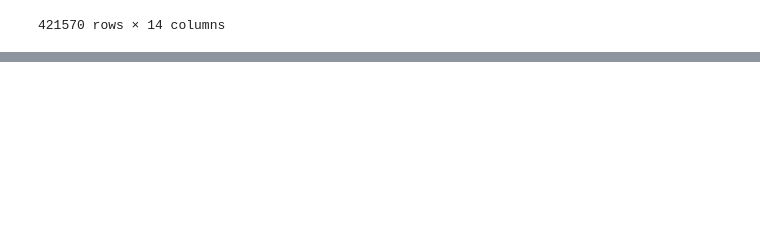
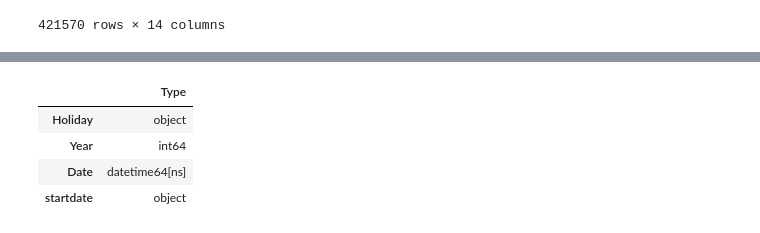
Before and after one commit to beckyydo/Project-1, a Jupyter notebook: datacleaning.ipynb, the cells around one changed output, grey strips where cells are left out. Drawn from its saved outputs; the diff is of its cells as text; code cells hidden in the pictures; blank space fills up the shorter version.

```diff
--- a/datacleaning.ipynb
+++ b/datacleaning.ipynb
@@ -161,0 +143,8 @@ holidays.head()
+# %%
+pd.DataFrame(holidays.dtypes, columns=['Type'])
+# %% [output]
+|  | Type |
+| Holiday | object |
+| Year | int64 |
+| Date | datetime64[ns] |
+| startdate | object |
```
Also changed, not shown: parts of 16 cells of this notebook, 1 other file.
